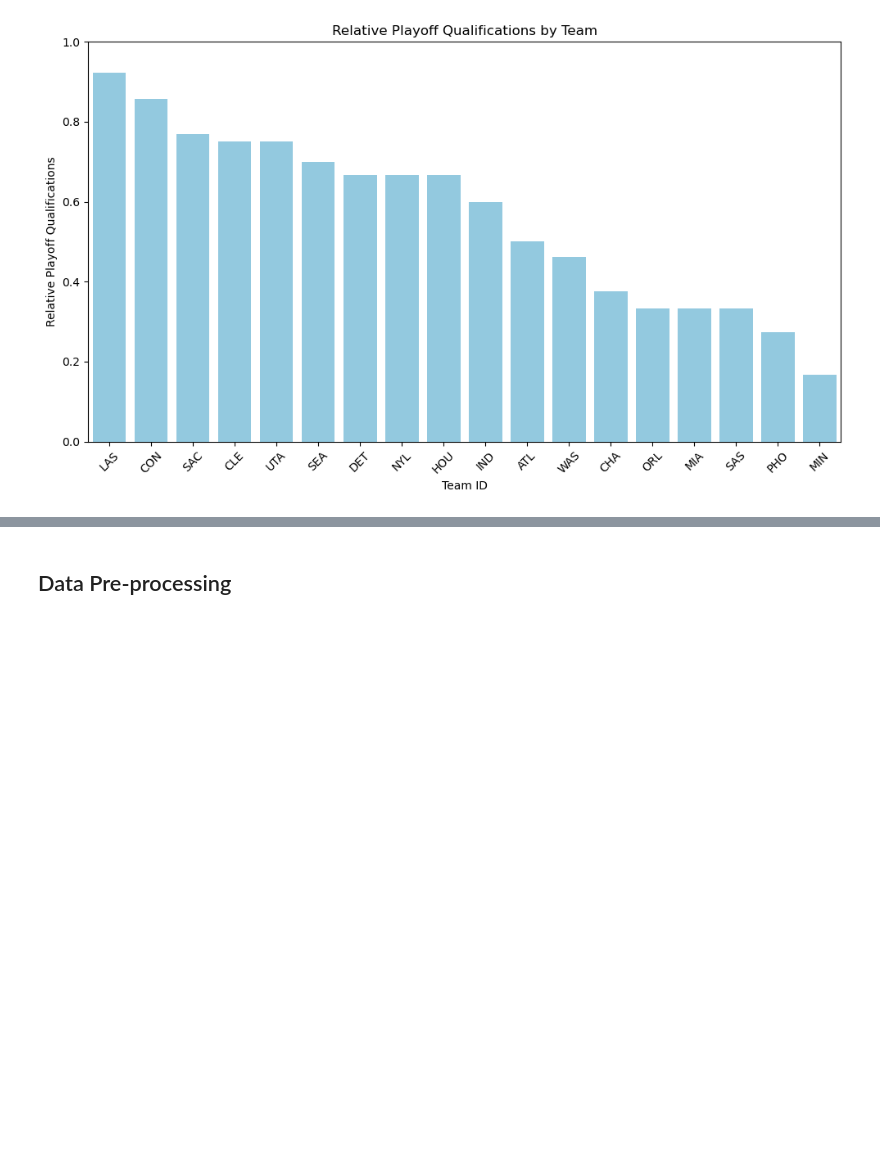
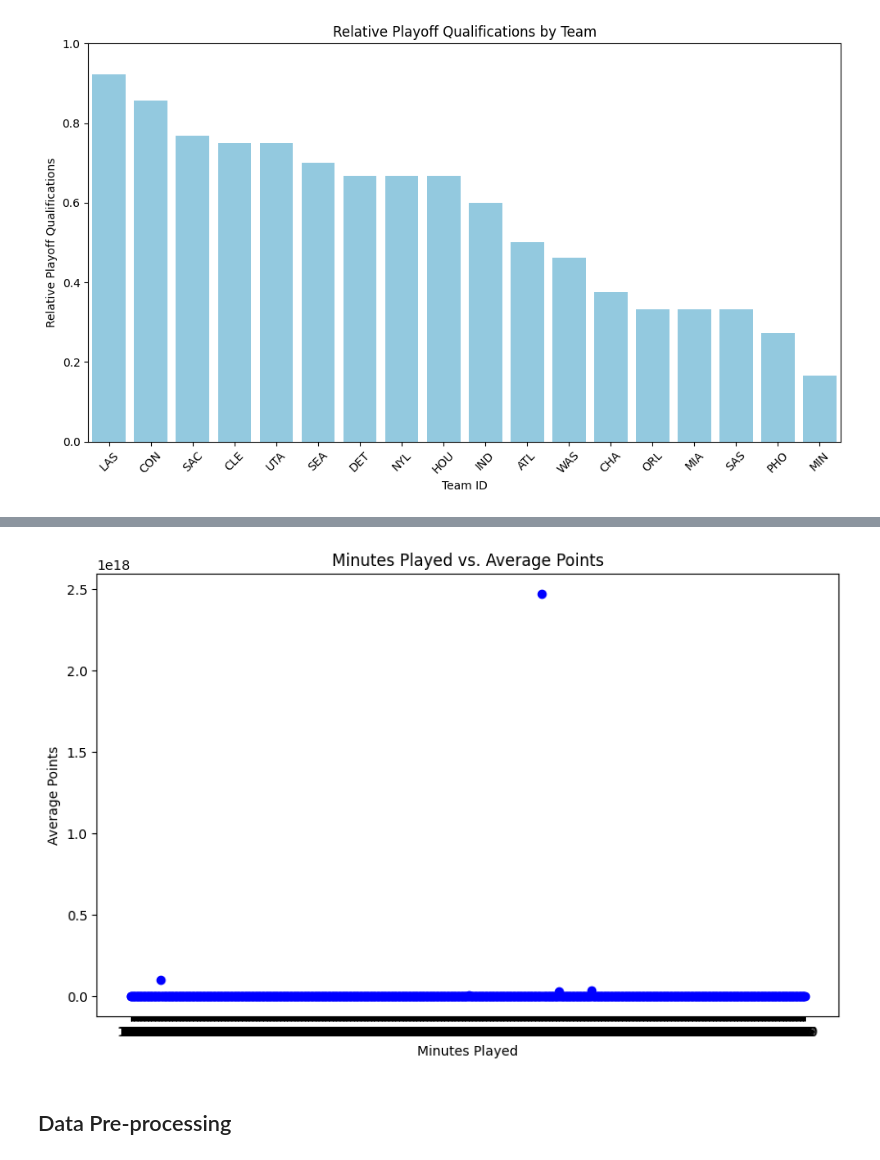
Before and after one commit to toni-santos/ac-2023, a Jupyter notebook: main.ipynb, the cells around one changed output, grey strips where cells are left out. Cells and saved outputs as stored; diff of their text form; code cells hidden in the pictures; blank space fills up the shorter version.

Commit message:
add plot

```diff
--- a/main.ipynb
+++ b/main.ipynb
@@ -270,3 +272,17 @@ plt.show()
+# %%
+# Relation between players played minutes and points
+
+grouped_data = pl_tm.groupby('minutes')['points'].mean().reset_index()
+
+plt.figure(figsize=(10, 6))
+plt.scatter(grouped_data['minutes'], grouped_data['points'], color='blue')
+plt.xlabel('Minutes Played')
+plt.ylabel('Average Points')
+plt.title('Minutes Played vs. Average Points')
+
+plt.show()
+# %% [output]
+[figure, added]
 # %% [markdown]
 ## Data Pre-processing
 # %% [markdown]
```
Also changed, not shown: parts of 3 cells of this notebook.
